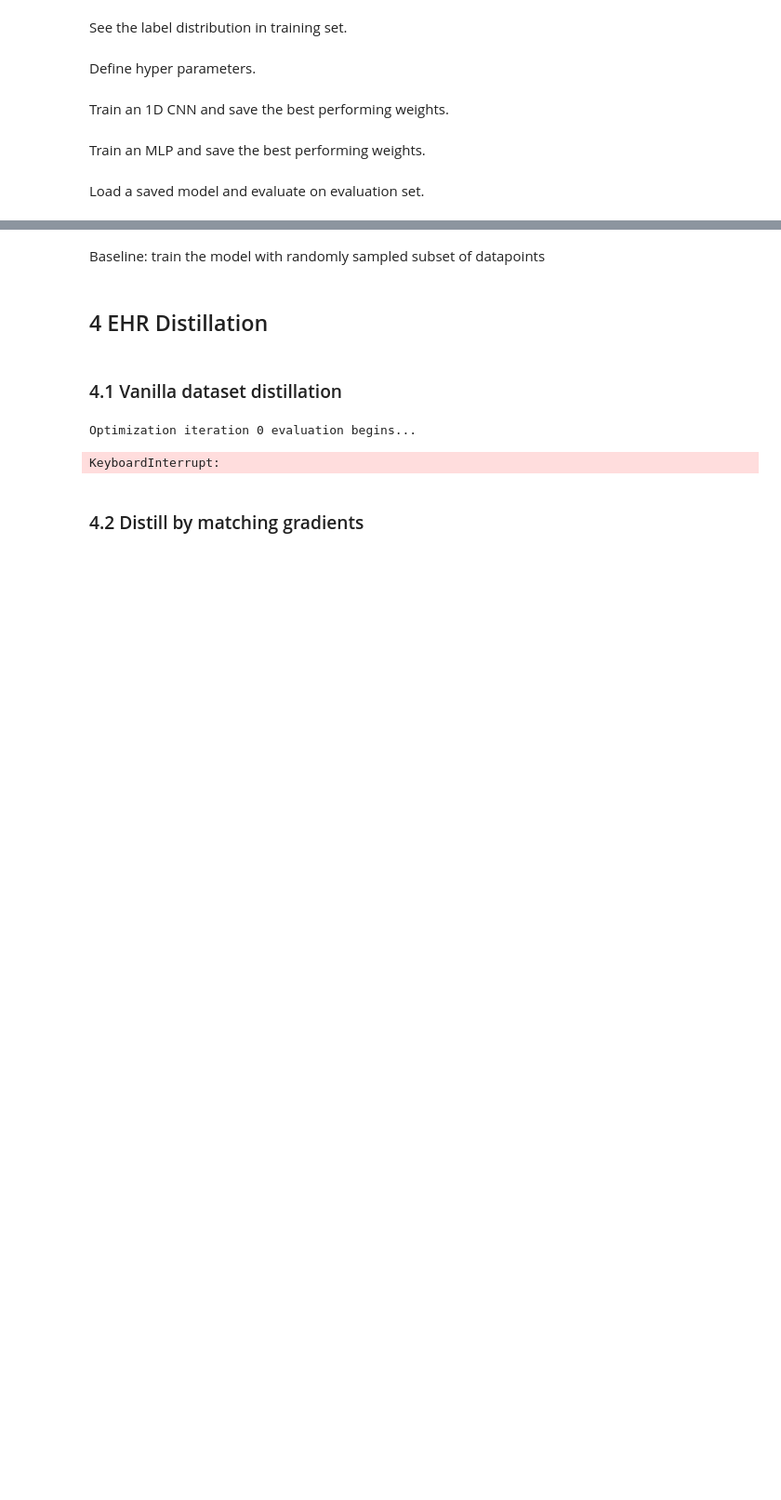
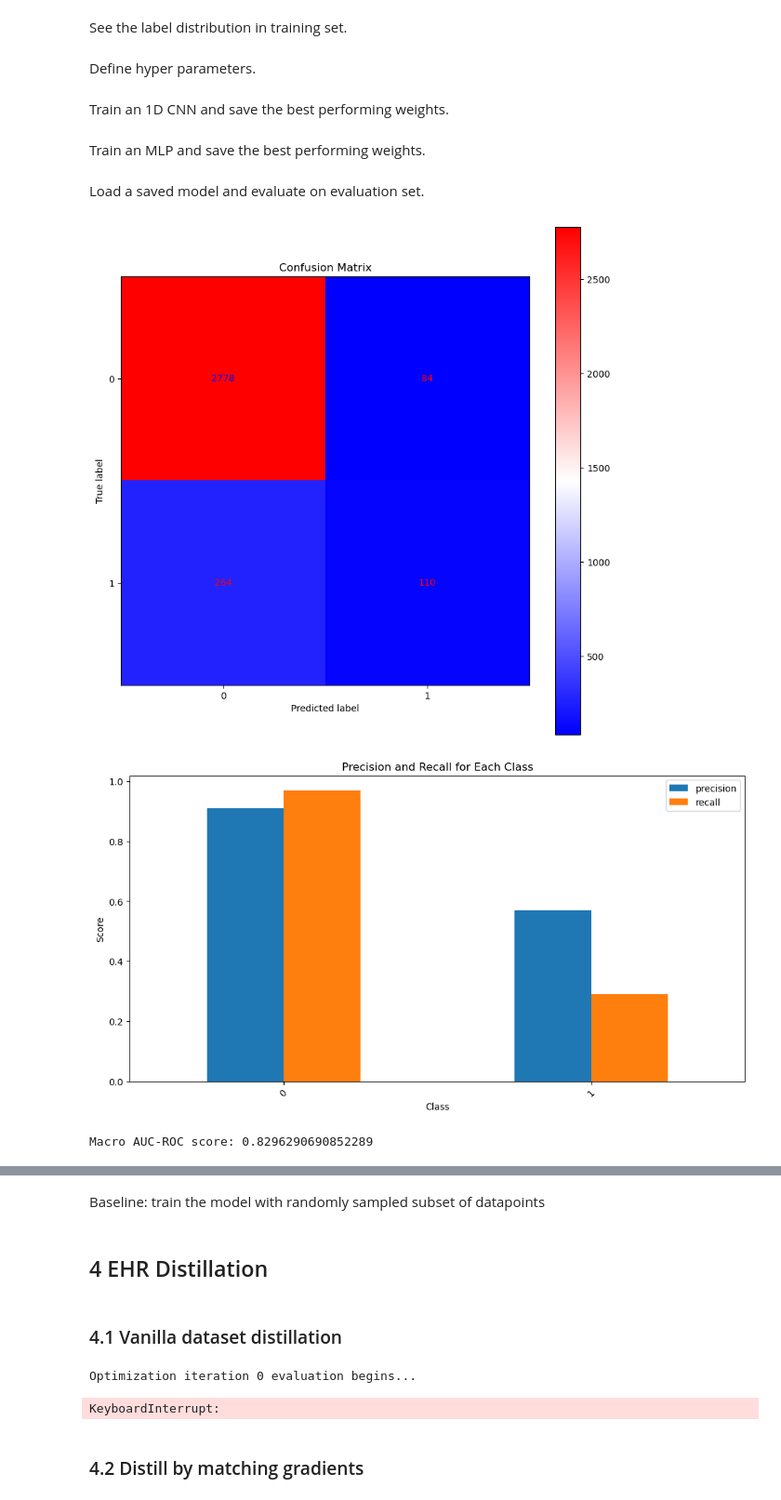
Before and after one commit to Ryan-Bohn/EHR-Distillation, a Jupyter notebook: ihm_preliminary.ipynb, the cells around one changed output, grey strips where cells are left out. Shown: that part at 93% size. Drawn from its saved outputs; the diff is of its cells as text; code cells hidden in the pictures; blank space fills up the shorter version.

```diff
--- a/ihm_preliminary.ipynb
+++ b/ihm_preliminary.ipynb
@@ -239,26 +241,30 @@ Load a saved model and evaluate on evaluation set.
 # %%
 # Evaluate saved model
 pt_save_dir = "./saved_data/ihm_model/"
-model_name = "ihm_1dcnn_*_balanced.pt"
-eval_model = network.IHMPreliminary1DCNN(input_shape=(48, 42))
+model_name = "ihm_mlp_e3_*.pt"
+eval_model = network.IHMPreliminaryMLP(input_shape=(48, 42))
 
 model_pt = glob(os.path.join(pt_save_dir, model_name))[0]
 model_data = torch.load(model_pt, map_location=torch.device(device))
 
 eval_model.load_state_dict(model_data["model_state_dict"])
 eval_model.to(device)
 eval_model.eval()
 
 num_workers = 8
 balanced_test_set = dataset.IHMPreliminaryDatasetReal(
     dir="./data/mimic3/ihm_preliminary/test/",
     dstype="test",
     avg_dict=continuous_avgs_train,
     std_dict=continuous_stds_train,
     numcls_dict=categorical_numcls,
     balance=True,
     mask=False,
     )
 test_loader = DataLoader(test_set, ihm_batch_size, num_workers=num_workers) # pay attention to the test set used here
 
 report.run_classificatoin_report(eval_model, test_loader)
+# %% [output]
+[figure, added]
+[figure, added]
+Macro AUC-ROC score: 0.8296290690852289
```
Also changed, not shown: parts of 5 cells of this notebook, 1 other file.
